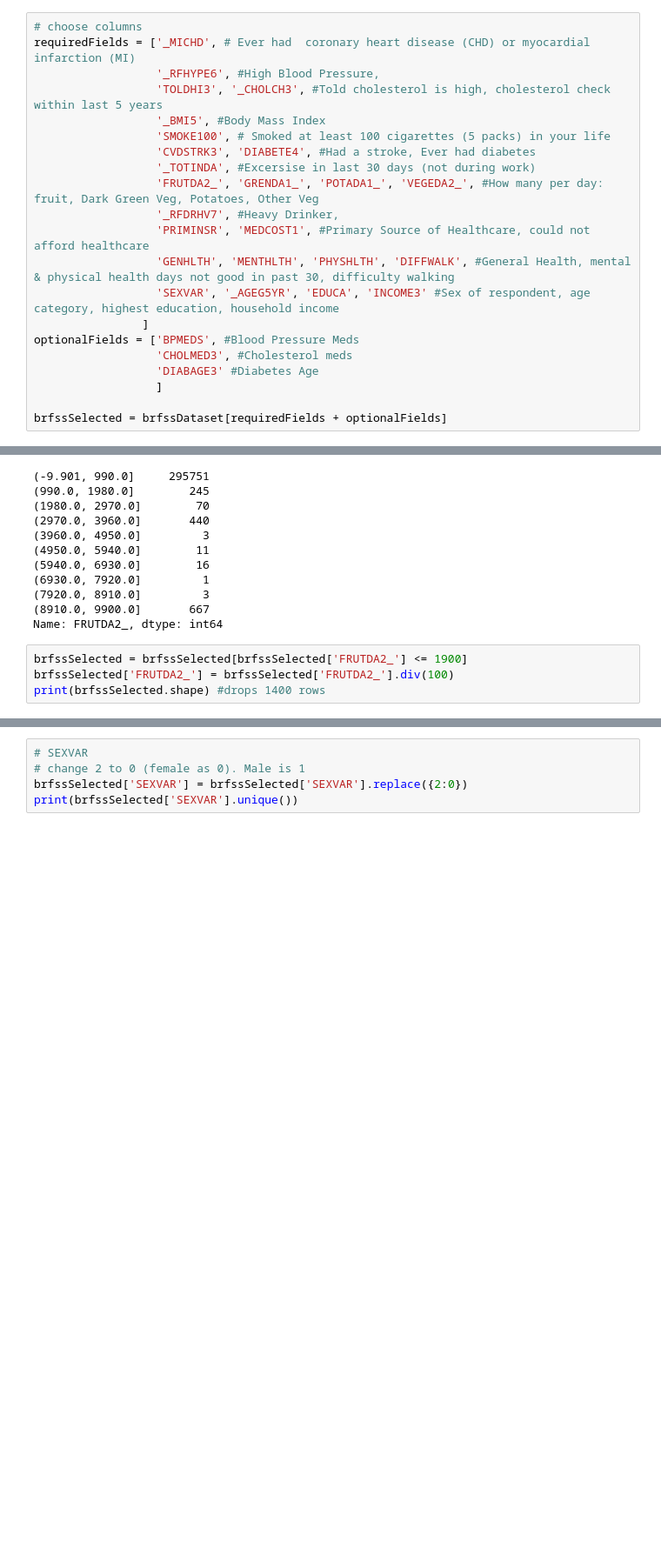
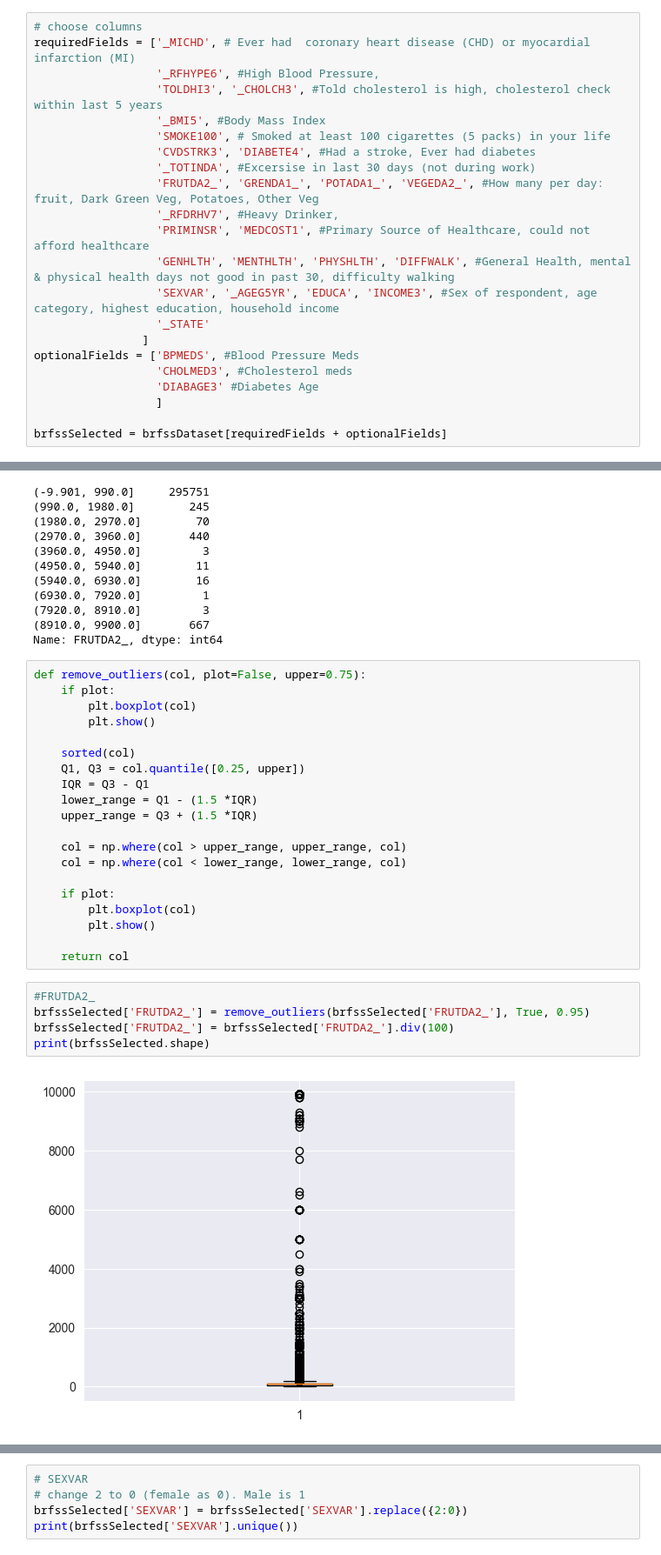
Before and after one commit to RyanGaudion/COM618-DataScience, a Jupyter notebook: Practice/01-ReadDataSet/02-FieldSelection.ipynb, the cells around one changed output, grey strips where cells are left out. Shown at 87% size. Saved outputs shown, nothing was run; the diff lists cells and outputs as text; blank space fills up the shorter version.

Commit message:
Anomaly removal + started work on state map

```diff
--- a/Practice/01-ReadDataSet/02-FieldSelection.ipynb
+++ b/Practice/01-ReadDataSet/02-FieldSelection.ipynb
@@ -39,7 +41,8 @@ requiredFields = ['_MICHD', # Ever had  coronary heart disease (CHD) or myocardi
                   '_RFDRHV7', #Heavy Drinker,
                   'PRIMINSR', 'MEDCOST1', #Primary Source of Healthcare, could not afford healthcare
                   'GENHLTH', 'MENTHLTH', 'PHYSHLTH', 'DIFFWALK', #General Health, mental & physical health days not good in past 30, difficulty walking
-                  'SEXVAR', '_AGEG5YR', 'EDUCA', 'INCOME3' #Sex of respondent, age category, highest education, household income
+                  'SEXVAR', '_AGEG5YR', 'EDUCA', 'INCOME3', #Sex of respondent, age category, highest education, household income
+                  '_STATE'
                 ]
 optionalFields = ['BPMEDS', #Blood Pressure Meds
                   'CHOLMED3', #Cholesterol meds
@@ -172,8 +175,30 @@ brfssSelected['FRUTDA2_'].value_counts(sort = False, bins=10) #Max Fruit Per Day
 (7920.0, 8910.0]         3
 (8910.0, 9900.0]       667
 Name: FRUTDA2_, dtype: int64
+# %%
+def remove_outliers(col, plot=False, upper=0.75):
+    if plot:
+        plt.boxplot(col)
+        plt.show()
+
+    sorted(col)
+    Q1, Q3 = col.quantile([0.25, upper])
+    IQR = Q3 - Q1
+    lower_range = Q1 - (1.5 *IQR)
+    upper_range = Q3 + (1.5 *IQR)
+
+    col = np.where(col > upper_range, upper_range, col)
+    col = np.where(col < lower_range, lower_range, col)
+
+    if plot:
+        plt.boxplot(col)
+        plt.show()
+
+    return col
 # %%
-brfssSelected = brfssSelected[brfssSelected['FRUTDA2_'] <= 1900]
+#FRUTDA2_
+brfssSelected['FRUTDA2_'] = remove_outliers(brfssSelected['FRUTDA2_'], True, 0.95)
 brfssSelected['FRUTDA2_'] = brfssSelected['FRUTDA2_'].div(100)
-print(brfssSelected.shape) #drops 1400 rows
+print(brfssSelected.shape)
 # %% [output]
+[figure, added]
```
Also changed, not shown: parts of 32 cells of this notebook, 2 other files.
